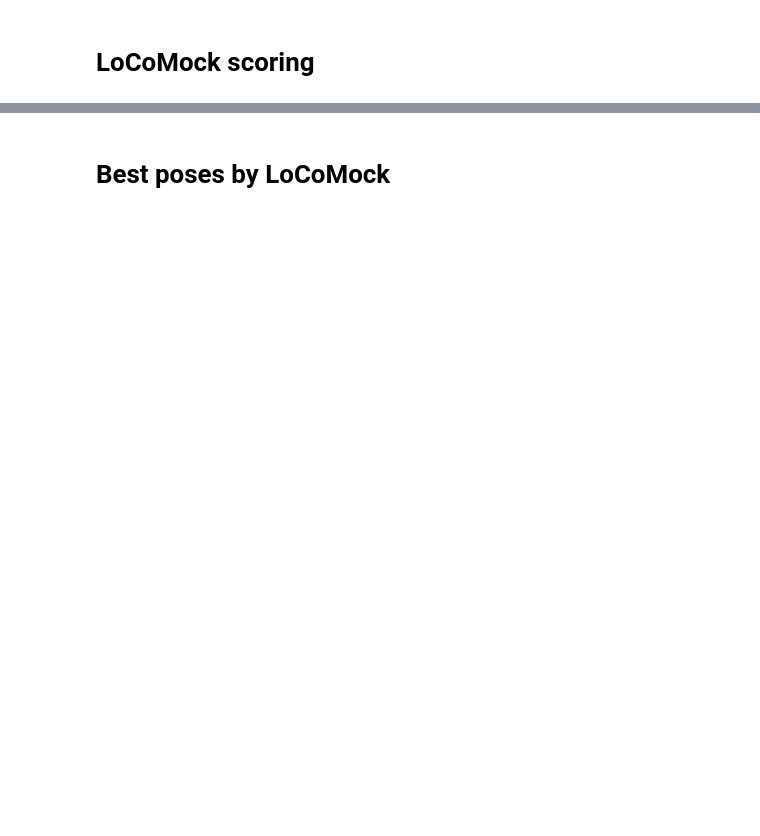
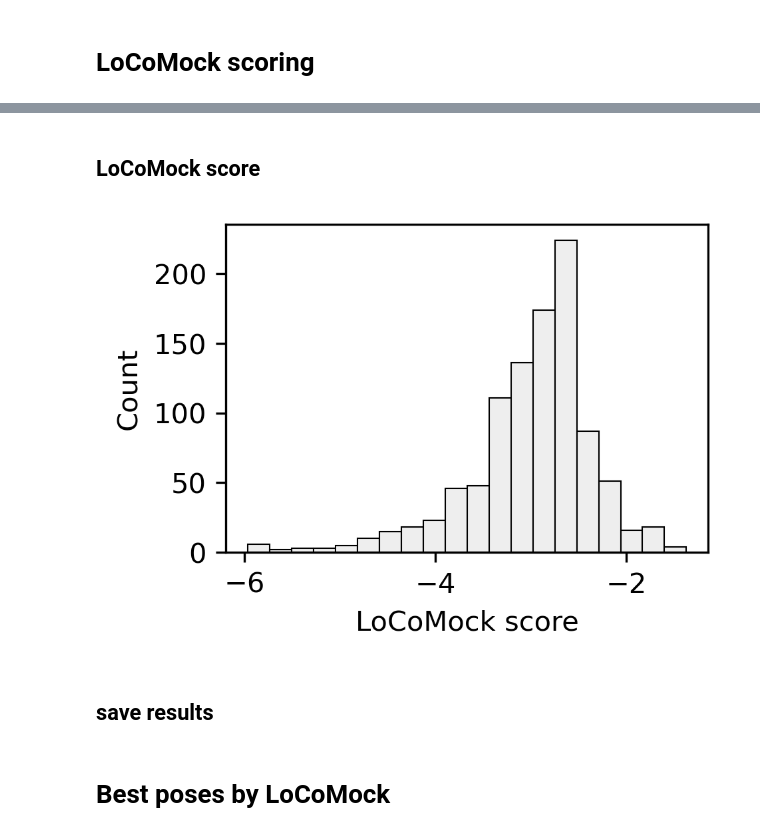
Before and after one commit to riquri/LoCoMock, a Jupyter notebook: LoCoMock_std.ipynb, the cells around one changed output, grey strips where cells are left out. Drawn from its saved outputs; the diff is of its cells as text; code cells hidden in the pictures; blank space fills up the shorter version.

```diff
--- a/LoCoMock_std.ipynb
+++ b/LoCoMock_std.ipynb
@@ -224,15 +292,21 @@ np.savetxt("WH_score.txt", WH_scores)
+# %% [markdown]
+## LoCoMock score
 # %%
-multiple_score = [v+(2.303*(8.314*300)*(logp)/4.184/1000)  for v, logp in zip(vina_score, logp_scores)]
+multiple_score = [v+(2.303*(8.314*300)*(logp)/4.184/1000)  for v, logp in zip(vina_score, WH_score)]
 fig = plt.figure(figsize=(83/25.4, 60/25.4))
 plt.hist(multiple_score, bins=20, color="#EEEEEE", edgecolor="black", linewidth=0.5)
 plt.xlabel("LoCoMock score")
 plt.ylabel("Count")
 plt.tight_layout()
 plt.savefig("LoCoMock_score.pdf", dpi=300)
 
 plt.show()
 
 np.savetxt("locomock_score.txt", multiple_score)
+# %% [output]
+[figure, added]
+# %% [markdown]
+## save results
 # %%
 WH_scores = np.loadtxt("WH_score.txt")
 # %%
```
Also changed, not shown: parts of 28 cells of this notebook.
